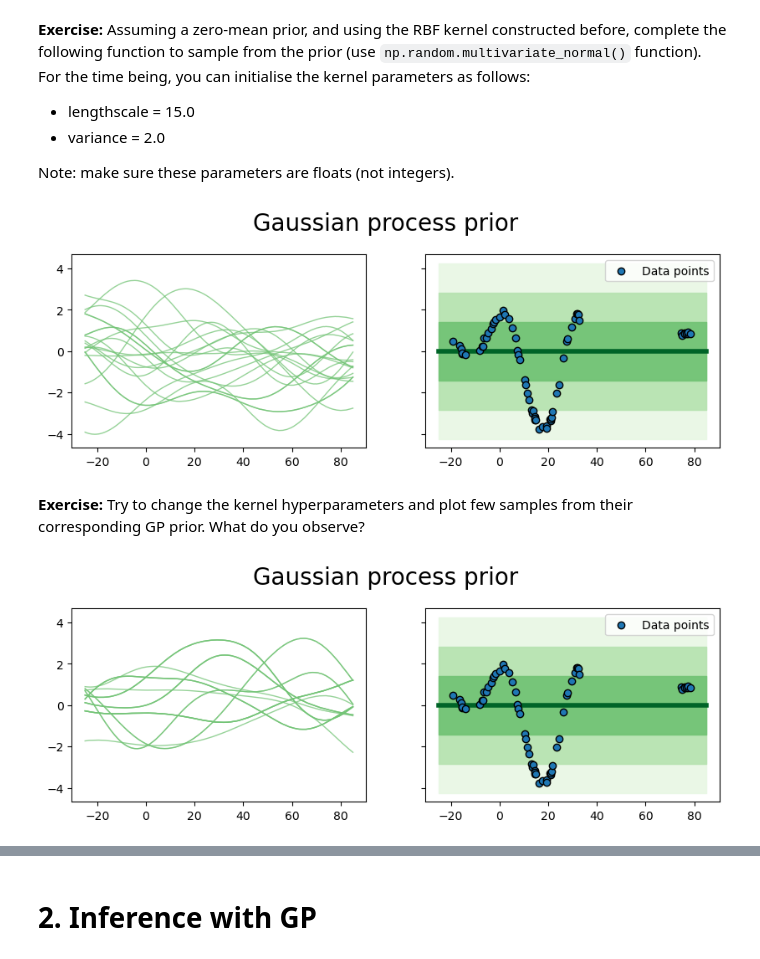
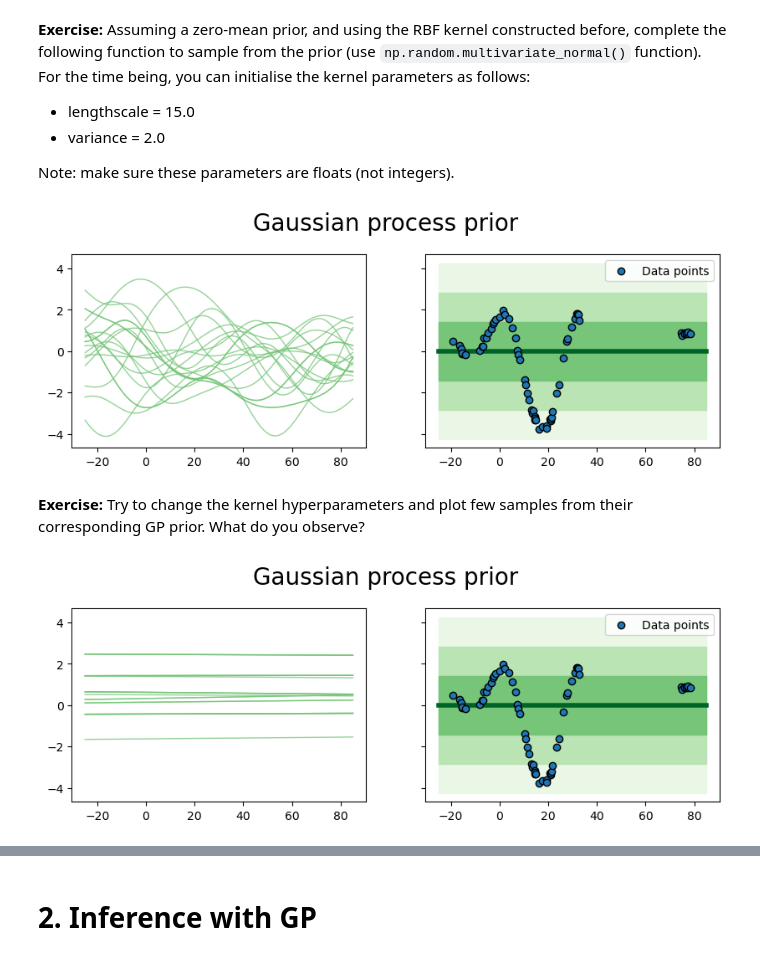
Before and after one commit to Michele2301/asi-labs, a Jupyter notebook: lab_week2-public/Gaussian_Process_Regression.ipynb, the cells around one changed output, grey strips where cells are left out. Drawn from its saved outputs; the diff is of its cells as text; code cells hidden in the pictures.

```diff
--- a/lab_week2-public/Gaussian_Process_Regression.ipynb
+++ b/lab_week2-public/Gaussian_Process_Regression.ipynb
@@ -114,7 +114,8 @@ def rbf_kernel(params, X1, X2):
     lengthscale = params["lengthscale"]
     variance = params["variance"]
      # @@ COMPLETE @@ #
-    kernel_value=np.exp(-0.5*cdist(X1,X2)/(2*lengthscale**2))*variance
+    dist=cdist(X1,X2)
+    kernel_value = jnp.exp(-0.5 * dist / (lengthscale**2)) * variance
     return kernel_value
 # %% [markdown]
 **Exercise:** Compute the kernel matrix $\kappa(\boldsymbol{X}, \boldsymbol{X})$. Plot it using `plt.imshow()`. Start with $\sigma^2_f$ and $l$ both equal to one. Then try to change this two parameter. What do you see? Comment the figure.
@@ -186,28 +187,20 @@ ax1.legend()
 fig.suptitle(r"Gaussian process prior", y=1.05, fontsize=20)
 plt.show()
 # %% [output]
-[figure, old version]
+[figure, new version]
 # %% [markdown]
 **Exercise:** Try to change the kernel hyperparameters and plot few samples from their corresponding GP prior. What do you observe?
 # %%
-# @@ COMPLETE @@ #
-def sample_f_prior(params, kernel_fn, Xt, N=20):
-    mean = jnp.zeros(len(Xt)) # @@ COMPLETE @@ #
-    cov = kernel_fn(params,Xt,Xt) # @@ COMPLETE @@ #
-    samples = np.random.multivariate_normal(mean,cov,N) # @@ COMPLETE @@ #
-    return samples, mean, cov
-
-
-params = {"lengthscale": 15.0, "variance": 2.0}
+params = {"lengthscale": 1500.0, "variance": 2.0}
 
 samples, mean, cov = sample_f_prior(params, rbf_kernel, Xt)
 
 fig, (ax0, ax1) = plt.subplots(1, 2, figsize=[10, 3], sharey=True)
 plot_samples(Xt, samples, ax=ax0)
 plot_gp(Xt, mean, cov, ax=ax1)
 plot_data(X, y, ax1)
 ax1.legend()
 fig.suptitle(r"Gaussian process prior", y=1.05, fontsize=20)
 plt.show()
 # %% [output]
-[figure, old version]
+[figure, new version]
```
Also changed, not shown: parts of 24 cells of this notebook.
